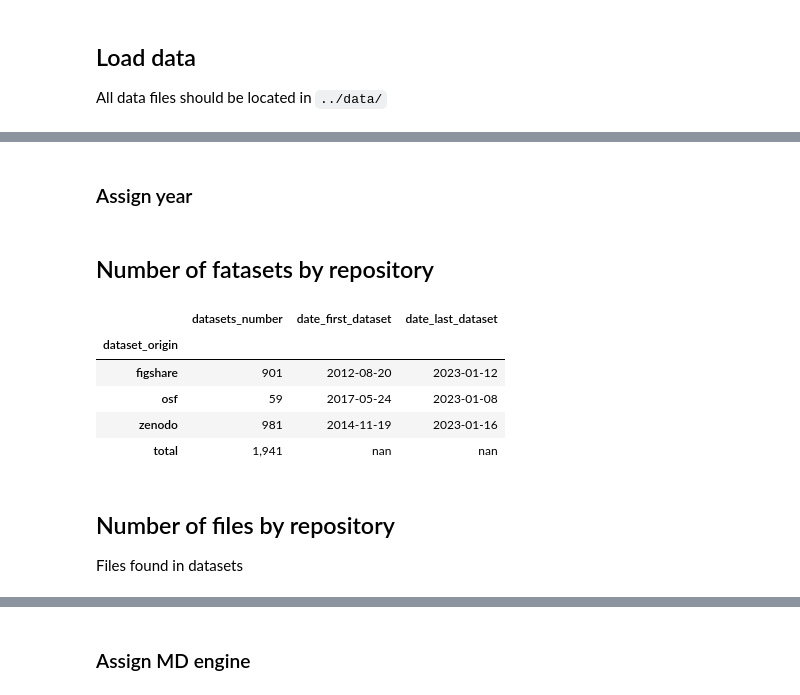
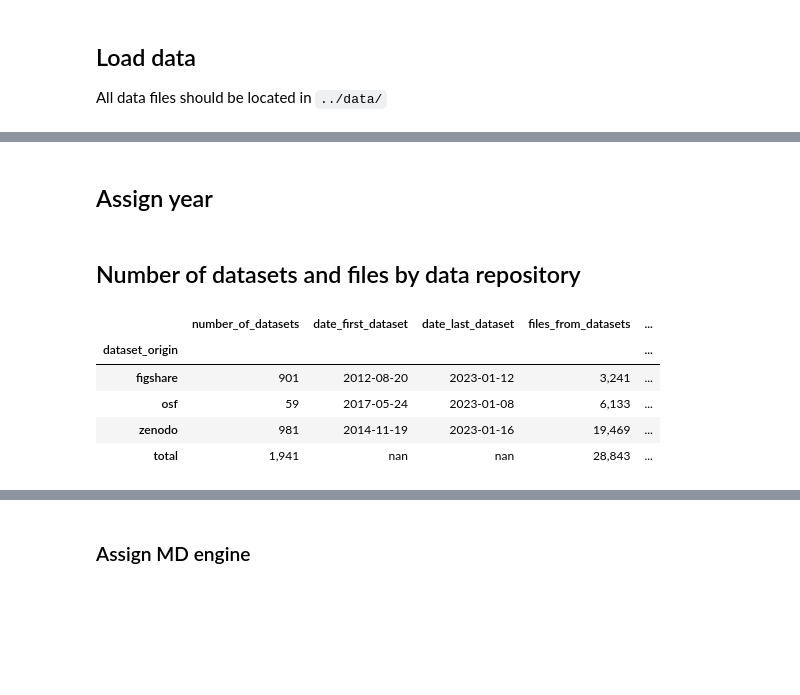
Before and after one commit to MDverse/mdda, a Jupyter notebook: notebooks/paper_numbers_figures.ipynb, the cells around one changed output, grey strips where cells are left out. Drawn from its saved outputs; the diff is of its cells as text; code cells hidden in the pictures; blank space fills up the shorter version.

Commit message:
Update numbers

```diff
--- a/notebooks/paper_numbers_figures.ipynb
+++ b/notebooks/paper_numbers_figures.ipynb
@@ -52,30 +54,35 @@ osf: merged dataframe has 6133 entries.
 
 Dimensions of the final dataframe: 238695 lines (files) x 18 columns
 # %% [markdown]
-### Assign year
+## Assign year
 # %%
 df["year"] = df["date_creation"].apply(lambda x: int(x[:4]))
 # %% [markdown]
-## Number of fatasets by repository
+## Number of datasets and files by data repository
 # %%
+# Add columns for easier aggregation
+df["_is_zip_file"] = np.where((df["file_type"] == "zip"), True, False)
+df["_is_not_from_zip_file"] = ~ df["from_zip_file"]
+df["_size_not_from_zip_file"] = np.where((df["from_zip_file"] == False), df["file_size"]/1E9, 0.0)
 dataset_agg = (df
  .groupby("dataset_origin")
  .agg(
-     datasets_number=("dataset_id", "nunique"),
+     number_of_datasets=("dataset_id", "nunique"),
      date_first_dataset=("date_creation", "min"),
-     date_last_dataset=("date_creation", "max")
+     date_last_dataset=("date_creation", "max"),
+     files_from_datasets=("_is_not_from_zip_file", "sum"),
+     total_size_in_GB=("_size_not_from_zip_file", "sum"),
+     zip_files=("_is_zip_file", "sum"),
+     files_from_zip_files=("from_zip_file", "sum"),
+     total_files=("dataset_id", "count")
  )
 )
 dataset_agg.loc["total"] = dataset_agg.sum(numeric_only=True)
 dataset_agg.style.format(thousands=",", precision=0)
 # %% [output]
-|  | datasets_number | date_first_dataset | date_last_dataset |
-| dataset_origin |  |  |  |
-| figshare | 901 | 2012-08-20 | 2023-01-12 |
-| osf | 59 | 2017-05-24 | 2023-01-08 |
-| zenodo | 981 | 2014-11-19 | 2023-01-16 |
-| total | 1,941 | nan | nan |
+|  | number_of_datasets | date_first_dataset | date_last_dataset | files_from_datasets | ... |
+| dataset_origin |  |  |  |  | ... |
+| figshare | 901 | 2012-08-20 | 2023-01-12 | 3,241 | ... |
+| osf | 59 | 2017-05-24 | 2023-01-08 | 6,133 | ... |
+| zenodo | 981 | 2014-11-19 | 2023-01-16 | 19,469 | ... |
+| total | 1,941 | nan | nan | 28,843 | ... |
-# %% [markdown]
-## Number of files by repository
-
-Files found in datasets
```
Also changed, not shown: parts of 15 cells of this notebook.
